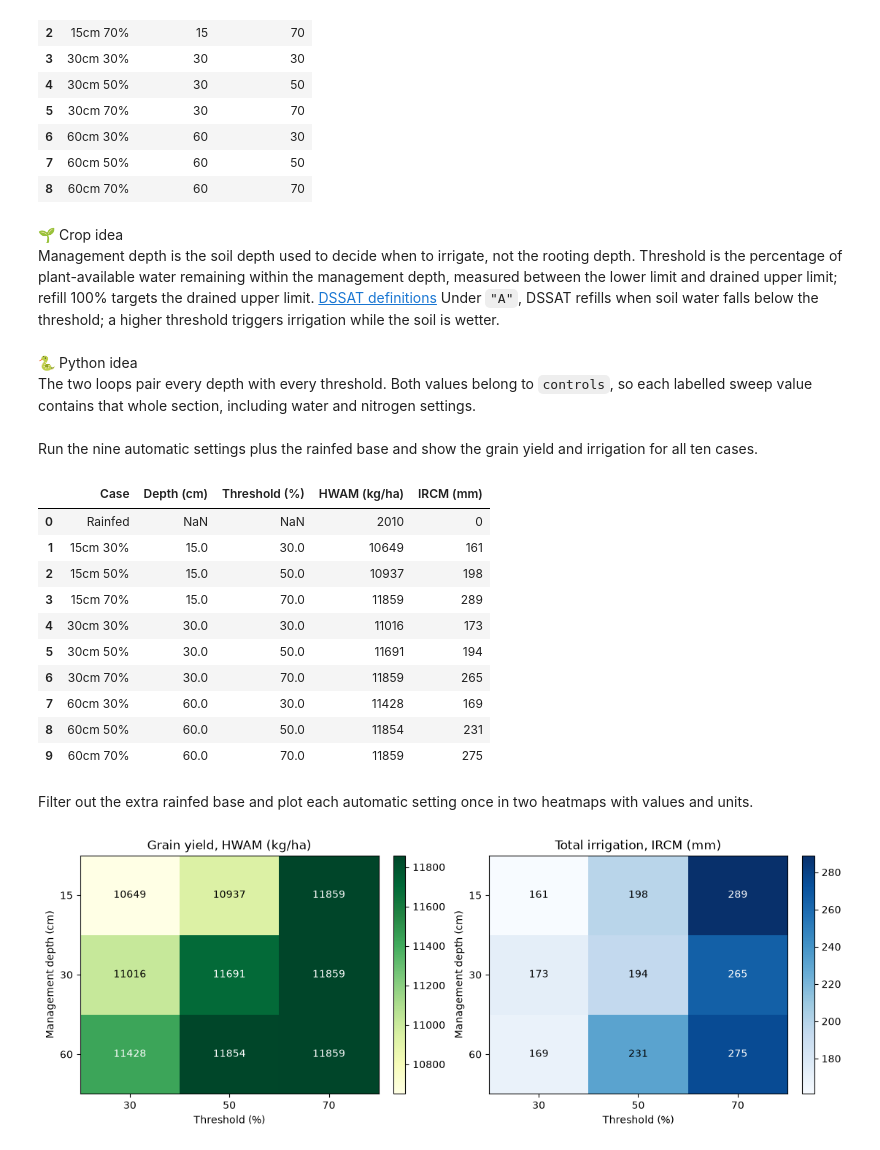
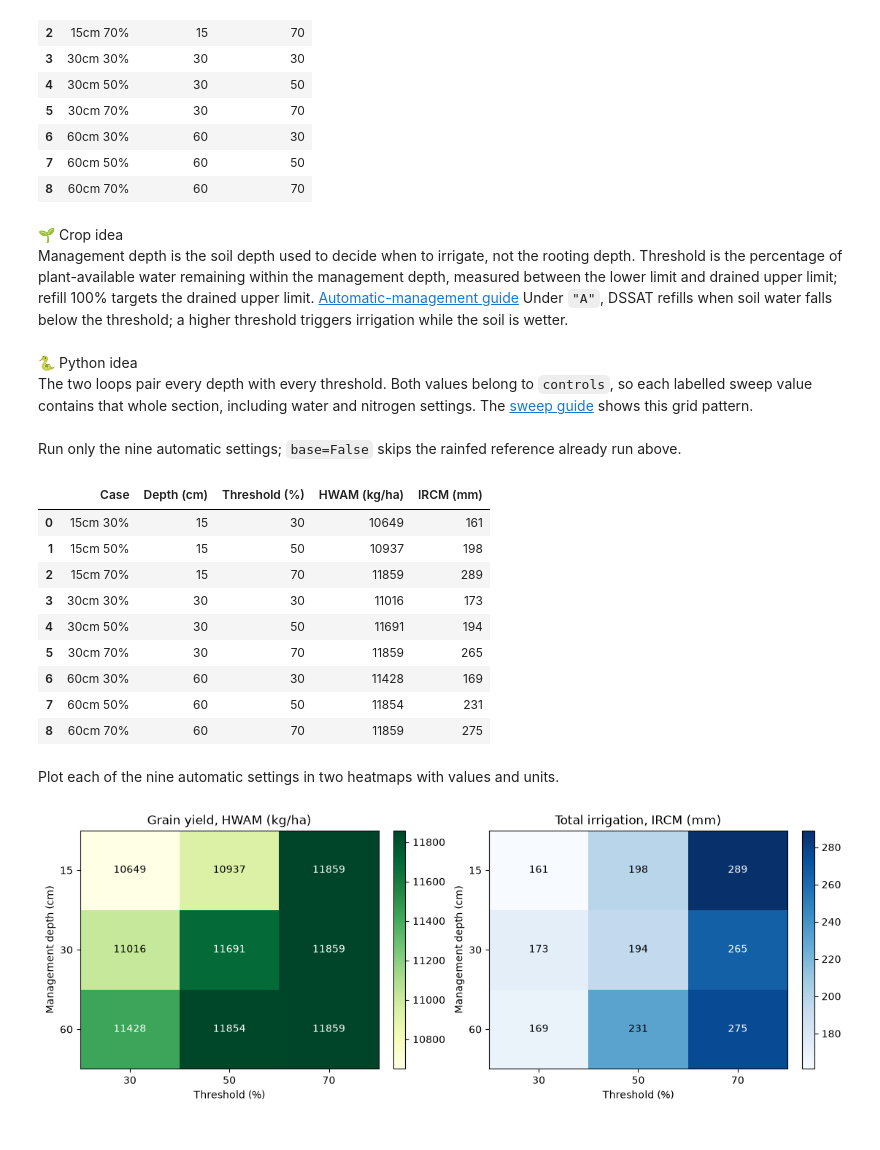
Before and after one commit to AbdelrahmanAmr3/dssatlab, a Jupyter notebook: course/09_irrigation/lesson.ipynb, the cells around one changed output. Cells and saved outputs as stored; diff of their text form; code cells hidden in the pictures.

Commit message:
Regenerate lessons on dssatlab 0.23.0 (08_new_cultivar, 09_irrigation, 10_climate_change, 11_nitrogen)
Co-Authored-By: Claude Opus 5.5 <noreply@anthropic.com>

```diff
--- a/course/09_irrigation/lesson.ipynb
+++ b/course/09_irrigation/lesson.ipynb
@@ -46,7 +46,7 @@ inputs = {
     "filex": RUNS / "UFGA8201.MZX",
     "weather": RUNS / "UFGA8201.WTH",
     "soil": RUNS / "SOIL.SOL",
-    "executable": dssat,
+    "executable": dssat, "directory": RUNS,
 }
 print("Inputs:", ", ".join(inputs[key].relative_to(HERE).as_posix()
                           for key in ("filex", "weather", "soil")))
@@ -132,43 +132,43 @@ dl.to_dataframe([{
 # %% [markdown]
 🌱 Crop idea
 Management depth is the soil depth used to decide when to irrigate, not the rooting depth.
-Threshold is the percentage of plant-available water remaining within the management depth, measured between the lower limit and drained upper limit; refill 100% targets the drained upper limit. [DSSAT definitions](https://dssat.net/wp-content/uploads/2011/10/DSSAT-vol2.pdf)
+Threshold is the percentage of plant-available water remaining within the management depth, measured between the lower limit and drained upper limit; refill 100% targets the drained upper limit. [Automatic-management guide](../../docs/guide/experiment.md#automatic-management)
 Under `"A"`, DSSAT refills when soil water falls below the threshold; a higher threshold triggers irrigation while the soil is wetter.
 # %% [markdown]
 🐍 Python idea
 The two loops pair every depth with every threshold.
 Both values belong to `controls`, so each labelled sweep value contains that whole section, including water and nitrogen settings.
+The [sweep guide](../../docs/guide/sweeps.md#automatic-irrigation-depth-by-threshold) shows this grid pattern.
 # %% [markdown]
-Run the nine automatic settings plus the rainfed base and show the grain yield and irrigation for all ten cases.
+Run only the nine automatic settings; `base=False` skips the rainfed reference already run above.
 # %%
-# Run the controls sweep and display the rainfed base and nine settings.
+# Run only the nine automatic settings and display yield and irrigation.
 rows = dl.run_sweep(**inputs, treatments=[1], management=experiment,
-                    factors={"controls": controls_grid})
+                    factors={"controls": controls_grid}, base=False)
 comparison_rows = []
 for row in rows:
-    setting = controls_grid.get(row["controls"], {})
+    setting = controls_grid[row["controls"]]
     comparison_rows.append({
-        "Case": "Rainfed" if row["scenario"] == "base" else row["controls"],
-        "Depth (cm)": setting.get("auto_irrigation_depth"),
-        "Threshold (%)": setting.get("auto_irrigation_threshold"),
+        "Case": row["controls"],
+        "Depth (cm)": setting["auto_irrigation_depth"],
+        "Threshold (%)": setting["auto_irrigation_threshold"],
         "HWAM (kg/ha)": row["HWAM"],
         "IRCM (mm)": row["IRCM"],
     })
 comparison = dl.to_dataframe(comparison_rows)
 comparison
 # %% [output]
 |  | Case | Depth (cm) | Threshold (%) | HWAM (kg/ha) | IRCM (mm) |
-| 0 | Rainfed | NaN | NaN | 2010 | 0 |
-| 1 | 15cm 30% | 15.0 | 30.0 | 10649 | 161 |
-| 2 | 15cm 50% | 15.0 | 50.0 | 10937 | 198 |
-| 3 | 15cm 70% | 15.0 | 70.0 | 11859 | 289 |
-| 4 | 30cm 30% | 30.0 | 30.0 | 11016 | 173 |
-| 5 | 30cm 50% | 30.0 | 50.0 | 11691 | 194 |
-| 6 | 30cm 70% | 30.0 | 70.0 | 11859 | 265 |
-| 7 | 60cm 30% | 60.0 | 30.0 | 11428 | 169 |
-| 8 | 60cm 50% | 60.0 | 50.0 | 11854 | 231 |
-| 9 | 60cm 70% | 60.0 | 70.0 | 11859 | 275 |
+| 0 | 15cm 30% | 15 | 30 | 10649 | 161 |
+| 1 | 15cm 50% | 15 | 50 | 10937 | 198 |
+| 2 | 15cm 70% | 15 | 70 | 11859 | 289 |
+| 3 | 30cm 30% | 30 | 30 | 11016 | 173 |
+| 4 | 30cm 50% | 30 | 50 | 11691 | 194 |
+| 5 | 30cm 70% | 30 | 70 | 11859 | 265 |
+| 6 | 60cm 30% | 60 | 30 | 11428 | 169 |
+| 7 | 60cm 50% | 60 | 50 | 11854 | 231 |
+| 8 | 60cm 70% | 60 | 70 | 11859 | 275 |
 # %% [markdown]
-Filter out the extra rainfed base and plot each automatic setting once in two heatmaps with values and units.
+Plot each of the nine automatic settings in two heatmaps with values and units.
 # %%
 # Plot grain yield and total irrigation across the same nine settings.
```
Also changed, not shown: parts of 3 cells of this notebook, 7 other files.
